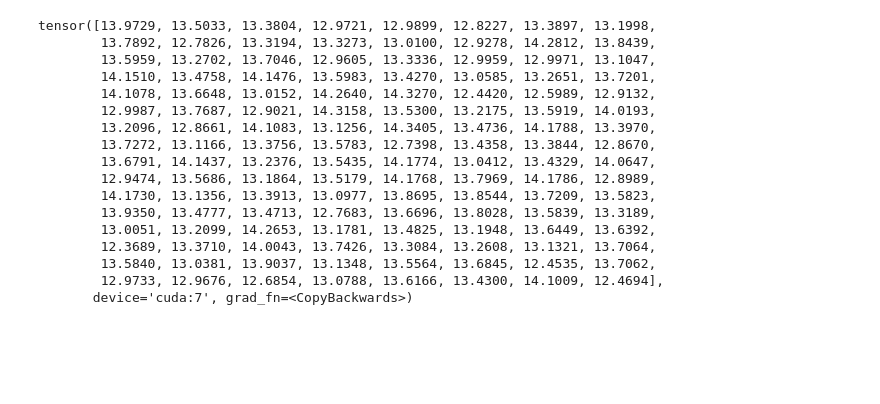
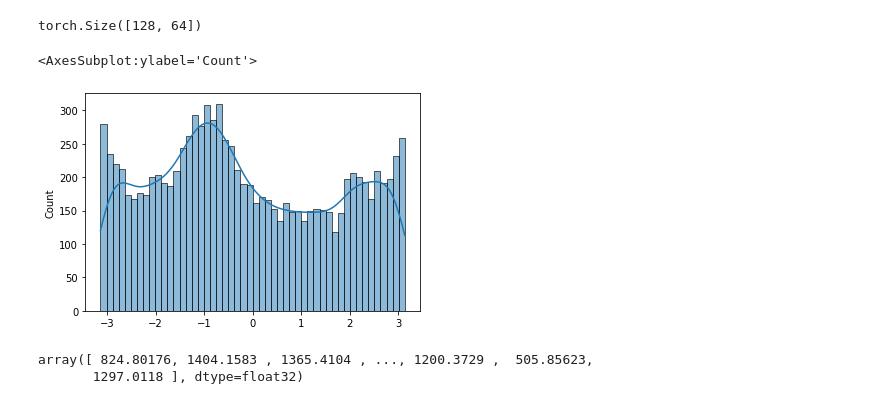
Before and after one commit to younghyopark/FROD, a Jupyter notebook: backbone_training/simclr/Untitled.ipynb, the cells around one changed output. Drawn from its saved outputs; the diff is of its cells as text; code cells hidden in the pictures; blank space fills up the shorter version.

```diff
--- a/backbone_training/simclr/Untitled.ipynb
+++ b/backbone_training/simclr/Untitled.ipynb
@@ -94,20 +56,23 @@ network.midlayers_num
-# %%
-network.recon_error(torch.randn(128,3,32,32).to(device),8)
-# %% [output]
-tensor([13.9729, 13.5033, 13.3804, 12.9721, 12.9899, 12.8227, 13.3897, 13.1998,
-        13.7892, 12.7826, 13.3194, 13.3273, 13.0100, 12.9278, 14.2812, 13.8439,
-        13.5959, 13.2702, 13.7046, 12.9605, 13.3336, 12.9959, 12.9971, 13.1047,
-        14.1510, 13.4758, 14.1476, 13.5983, 13.4270, 13.0585, 13.2651, 13.7201,
-        14.1078, 13.6648, 13.0152, 14.2640, 14.3270, 12.4420, 12.5989, 12.9132,
-        12.9987, 13.7687, 12.9021, 14.3158, 13.5300, 13.2175, 13.5919, 14.0193,
-        13.2096, 12.8661, 14.1083, 13.1256, 14.3405, 13.4736, 14.1788, 13.3970,
-        13.7272, 13.1166, 13.3756, 13.5783, 12.7398, 13.4358, 13.3844, 12.8670,
-        13.6791, 14.1437, 13.2376, 13.5435, 14.1774, 13.0412, 13.4329, 14.0647,
-        12.9474, 13.5686, 13.1864, 13.5179, 14.1768, 13.7969, 14.1786, 12.8989,
-        14.1730, 13.1356, 13.3913, 13.0977, 13.8695, 13.8544, 13.7209, 13.5823,
-        13.9350, 13.4777, 13.4713, 12.7683, 13.6696, 13.8028, 13.5839, 13.3189,
-        13.0051, 13.2099, 14.2653, 13.1781, 13.4825, 13.1948, 13.6449, 13.6392,
-        12.3689, 13.3710, 14.0043, 13.7426, 13.3084, 13.2608, 13.1321, 13.7064,
-        13.5840, 13.0381, 13.9037, 13.1348, 13.5564, 13.6845, 12.4535, 13.7062,
-        12.9733, 12.9676, 12.6854, 13.0788, 13.6166, 13.4300, 14.1009, 12.4694],
-       device='cuda:7', grad_fn=<CopyBackwards>)
+# %%
+network.load_state_dict(torch.load(os.path.join('../trained_backbones/')))
+# %% [output]
+torch.Size([128, 64])
+# %%
+cifar10 =np.load(os.path.join('../../extracted_features',
+                              'proj_dim_2_simclr_temperature_0.5_bs_1024',
+                              'Features_from_layer_11_cifar10_mean_test_ind.npy'))
+# %%
+cifar10_norm = cifar10 / np.linalg.norm(cifar10,axis=1).reshape(10000,1)
+# %%
+cifar10_angle = np.arctan2(cifar10_norm[:,0],cifar10_norm[:,1])
+# %%
+import seaborn as sns
+sns.histplot(cifar10_angle,bins=50,kde=True)
+# %% [output]
+<AxesSubplot:ylabel='Count'>
+[figure, added]
+# %%
+np.linalg.norm(cifar10,axis=1)
+# %% [output]
+array([ 824.80176, 1404.1583 , 1365.4104 , ..., 1200.3729 ,  505.85623,
+       1297.0118 ], dtype=float32)
```
Also changed, not shown: parts of 28 cells of this notebook, 8 other files.
